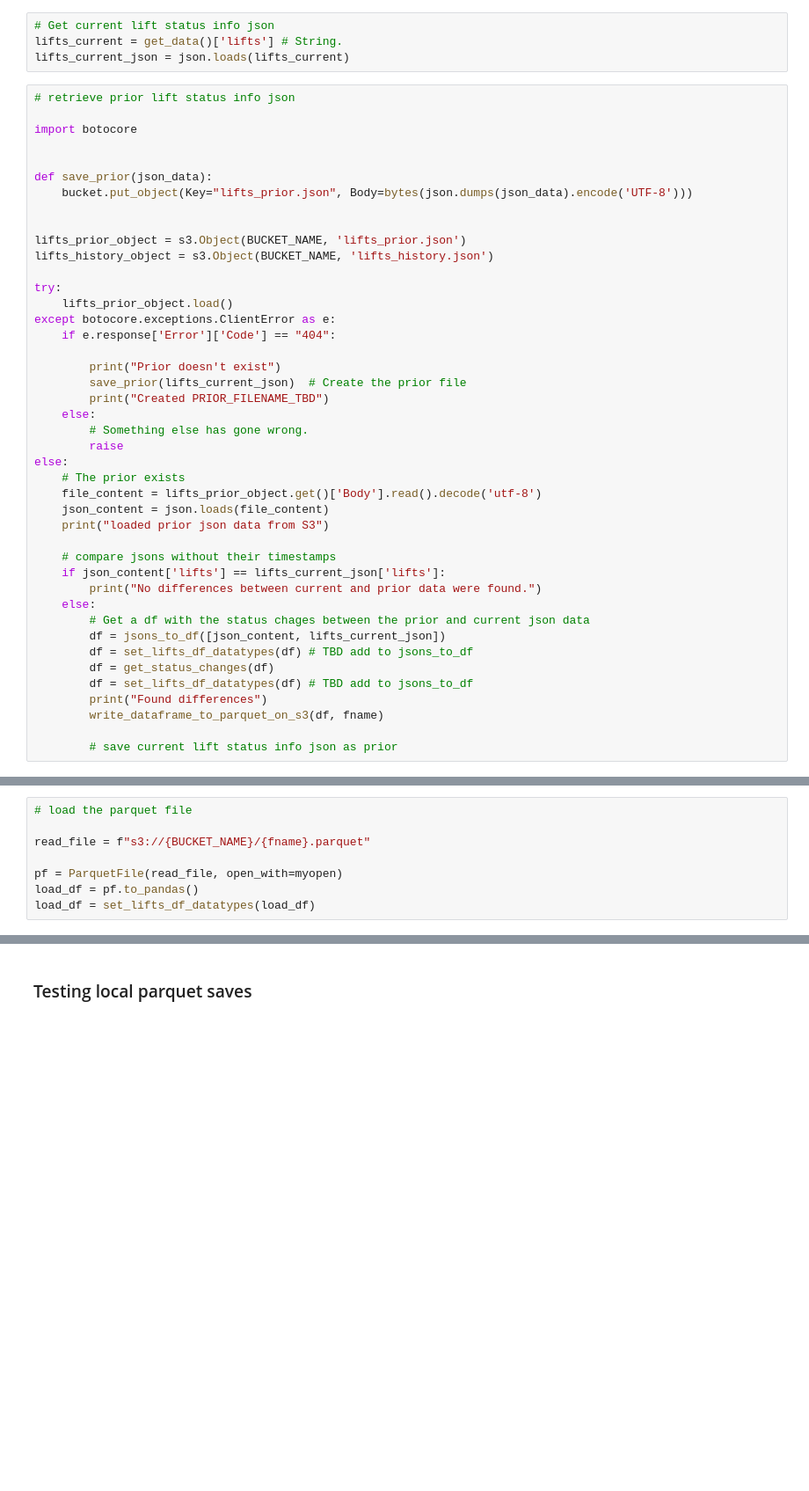
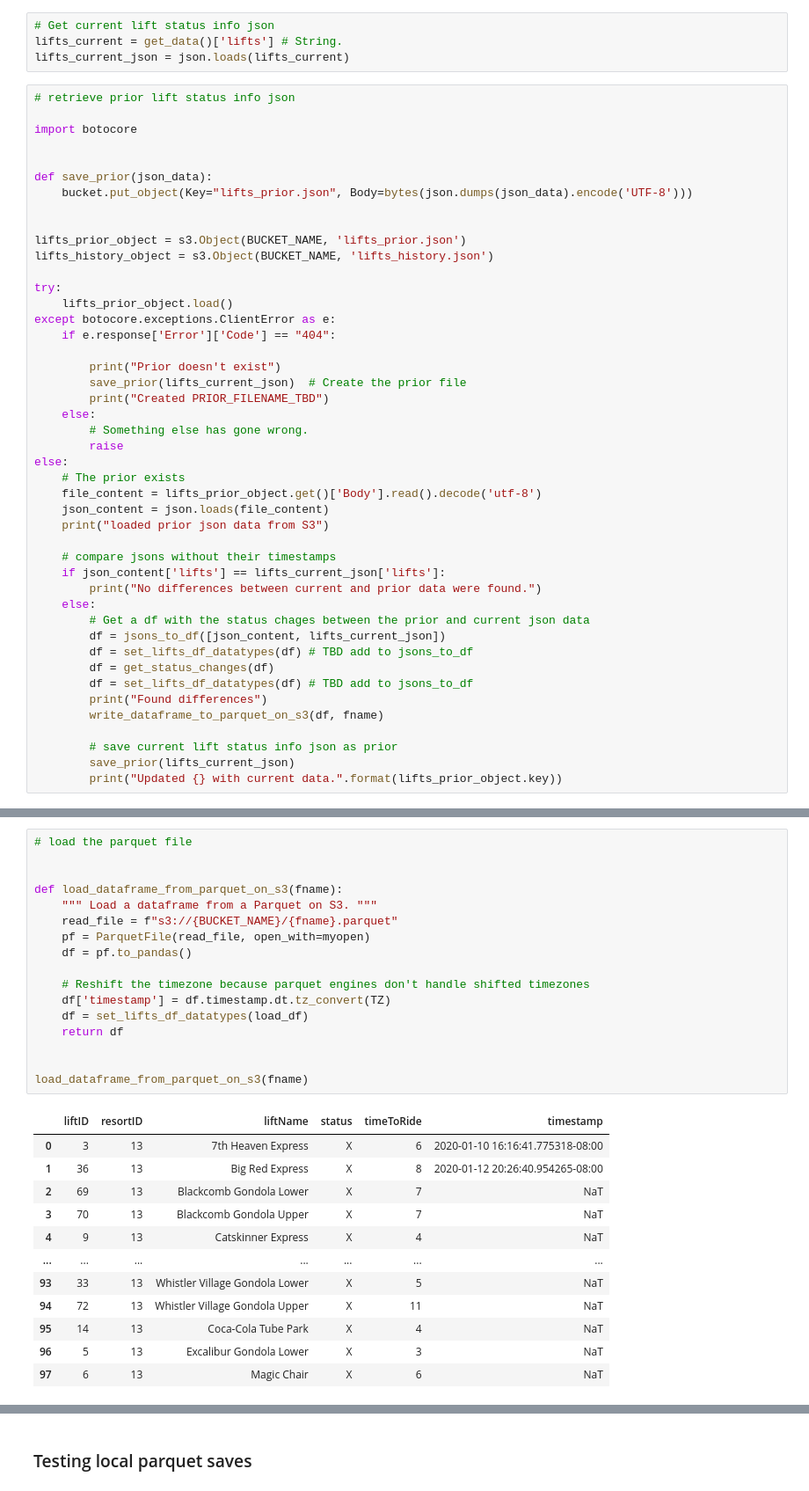
Before and after one commit to Pall-v/snowbot, a Jupyter notebook: process_json.ipynb, the cells around one changed output, grey strips where cells are left out. Shown at 88% size. Drawn from its saved outputs; the diff is of its cells as text; blank space fills up the shorter version.

Commit message:
Save and load parquet cade are both working

```diff
--- a/process_json.ipynb
+++ b/process_json.ipynb
@@ -414,5 +414,7 @@ else:
         write_dataframe_to_parquet_on_s3(df, fname)
 
         # save current lift status info json as prior
+        save_prior(lifts_current_json)
+        print("Updated {} with current data.".format(lifts_prior_object.key))
 # %% [output]
 loaded prior json data from S3
@@ -421,8 +422,30 @@ Writing 31 records to wb_lifts_history
 # %%
 # load the parquet file
 
-read_file = f"s3://{BUCKET_NAME}/{fname}.parquet"
 
-pf = ParquetFile(read_file, open_with=myopen)
-load_df = pf.to_pandas()
-load_df = set_lifts_df_datatypes(load_df)
+def load_dataframe_from_parquet_on_s3(fname):
+    """ Load a dataframe from a Parquet on S3. """
+    read_file = f"s3://{BUCKET_NAME}/{fname}.parquet"
+    pf = ParquetFile(read_file, open_with=myopen)
+    df = pf.to_pandas()
+
+    # Reshift the timezone because parquet engines don't handle shifted timezones
+    df['timestamp'] = df.timestamp.dt.tz_convert(TZ)
+    df = set_lifts_df_datatypes(load_df)
+    return df
+
+
+load_dataframe_from_parquet_on_s3(fname)
+# %% [output]
+|  | liftID | resortID | liftName | status | timeToRide | timestamp |
+| 0 | 3 | 13 | 7th Heaven Express | X | 6 | 2020-01-10 16:16:41.775318-08:00 |
+| 1 | 36 | 13 | Big Red Express | X | 8 | 2020-01-12 20:26:40.954265-08:00 |
+| 2 | 69 | 13 | Blackcomb Gondola Lower | X | 7 | NaT |
+| 3 | 70 | 13 | Blackcomb Gondola Upper | X | 7 | NaT |
+| 4 | 9 | 13 | Catskinner Express | X | 4 | NaT |
+| ... | ... | ... | ... | ... | ... | ... |
+| 93 | 33 | 13 | Whistler Village Gondola Lower | X | 5 | NaT |
+| 94 | 72 | 13 | Whistler Village Gondola Upper | X | 11 | NaT |
+| 95 | 14 | 13 | Coca-Cola Tube Park | X | 4 | NaT |
+| 96 | 5 | 13 | Excalibur Gondola Lower | X | 3 | NaT |
+| 97 | 6 | 13 | Magic Chair | X | 6 | NaT |
```
Also changed, not shown: parts of 2 cells of this notebook.
